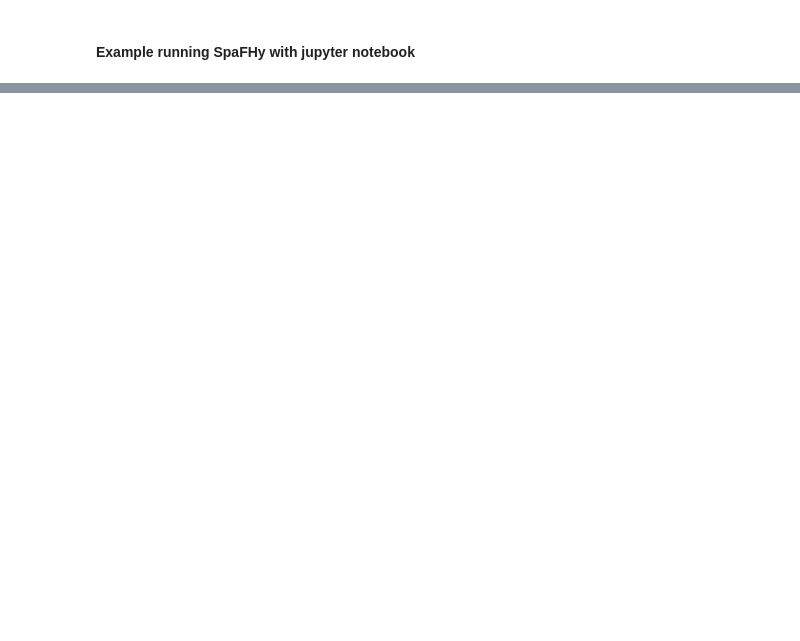
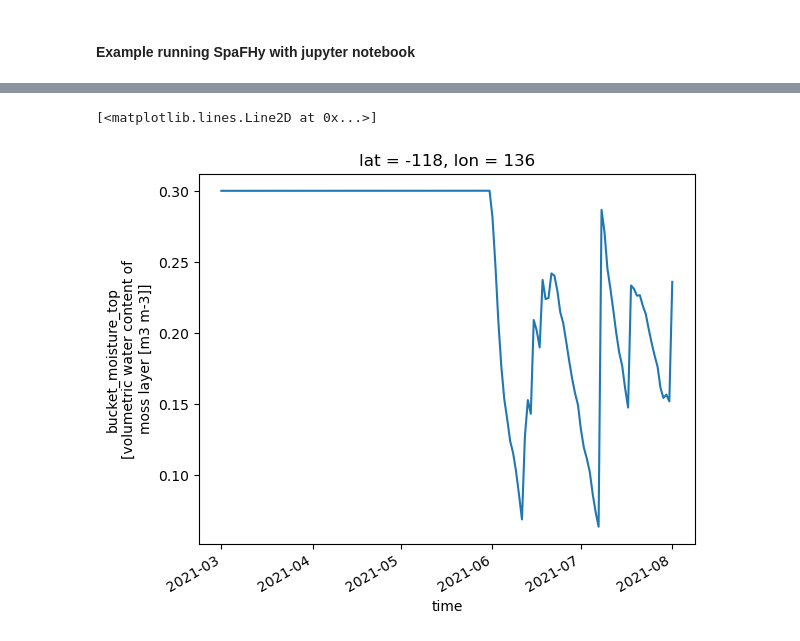
Before and after one commit to jpnousu/SpaFHy_v2.0, a Jupyter notebook: run_example.ipynb, the cells around one changed output, grey strips where cells are left out. Cells and saved outputs as stored; diff of their text form; code cells hidden in the pictures; blank space fills up the shorter version.

```diff
--- a/run_example.ipynb
+++ b/run_example.ipynb
@@ -38 +38,6 @@ Running timestep:  3897
+# %%
+results['bucket_moisture_top'].sel(time=slice('2021-03-01', '2021-08-01'))[:,118,136].plot()
+# %% [output]
+[<matplotlib.lines.Line2D at 0x...>]
+[figure, added]
 # %%
```
Also changed, not shown: parts of 5 cells of this notebook, 18 other files.
